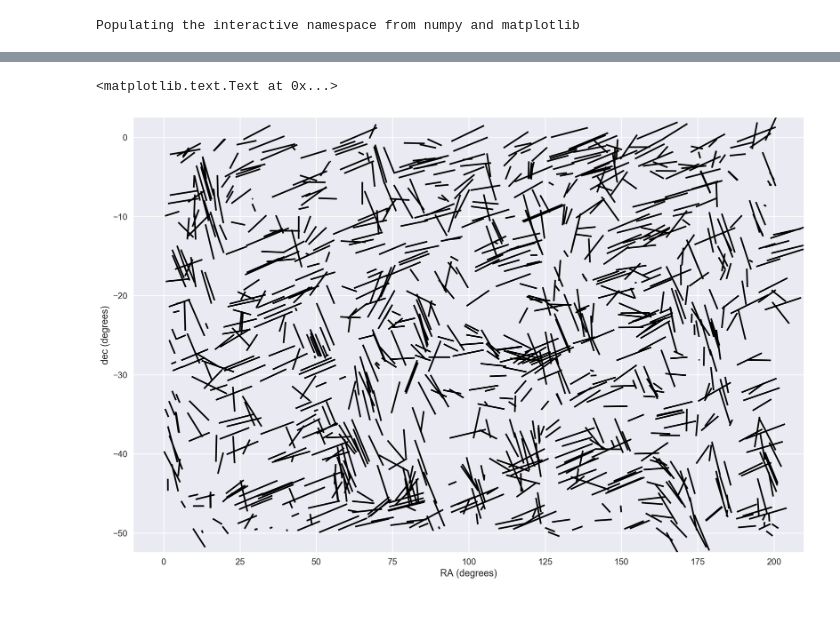
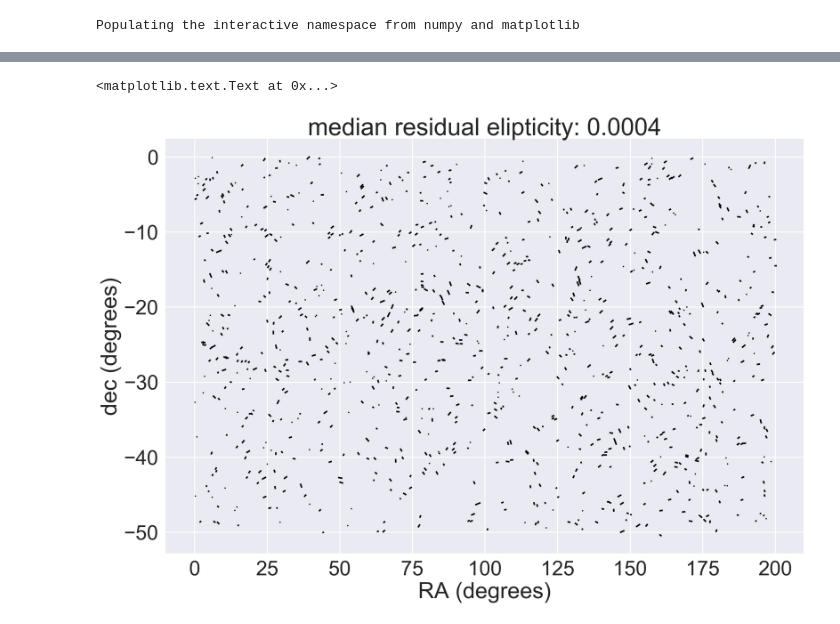
Before and after one commit to hsnee/lsstpsf, a Jupyter notebook: best_case.ipynb, the cells around one changed output, grey strips where cells are left out. Cells and saved outputs as stored; diff of their text form; code cells hidden in the pictures.

Commit message:
more plots, code tweaking

```diff
--- a/best_case.ipynb
+++ b/best_case.ipynb
@@ -273,0 +285,24 @@ TypeError: unsupported operand type(s) for *: 'Catalog' and 'float'
+# %%
+sns.set_context('poster',font_scale=2)
+
+
+X = np.array(best_case.PSF.e.keys())[:,0]
+Y = np.array(best_case.PSF.e.keys())[:,1]
+e1 = np.array(best_case.PSF.e.values())[:,0]
+print np.mean(e1), np.mean(e2)
+e2 = np.array(best_case.PSF.e.values())[:,1]
+angles = np.zeros(len(X))
+lengths = np.sqrt(e1**2+e2**2)
+for i in range(len(lengths)):
+    angles[i] = r2d(0.5*np.arctan2(e2[i],e1[i]))
+pixel_scale = r2d(1)
+U = lengths*np.cos(angles)
+V = lengths*np.sin(angles)
+print np.median(U)
+Q = plt.quiver(pixel_scale*X,Y*pixel_scale,U,V,angles=angles,
+               headlength=0,headaxislength=0,scale=1,units='height');
+plt.xlabel('RA (degrees)')
+plt.ylabel('cos(dec)')
+plt.title(r'median elipticity: {:.4f}'.format(np.median(U)))
+
+#qk = plt.quiverkey(Q, 0.8, 0.85, 0.005, r'$|e|=0.01$', labelpos='E', coordinates='figure')
@@ -274,19 +314,21 @@ TypeError: unsupported operand type(s) for *: 'Catalog' and 'float'
 # %%
-X = np.array(best_case.PSF.e.keys())[:,0]
-Y = np.array(best_case.PSF.e.keys())[:,1]
-e1 = np.array(best_case.PSF.e.values())[:,0]
-e2 = np.array(best_case.PSF.e.values())[:,1]
+X = np.array(best_case.DELTA.e.keys())[:,0]
+Y = np.array(best_case.DELTA.e.keys())[:,1]
+e1 = np.array(best_case.DELTA.e.values())[:,0]
+e2 = np.array(best_case.DELTA.e.values())[:,1]
 angles = np.zeros(len(X))
 U = np.sqrt(e1**2+e2**2)
 for i in range(len(U)):
     angles[i] = r2d(0.5*np.arctan2(e2[i],e1[i]))
 pixel_scale = r2d(1)
 V = np.zeros(np.shape(U))
 Q = plt.quiver(pixel_scale*X,Y*pixel_scale,U,V,angles=angles,
-               headlength=0,headaxislength=0,scale=1,cmap='viridis');
+               headlength=0,headaxislength=0,scale=1/10,cmap='viridis')
 plt.xlabel('RA (degrees)')
 plt.ylabel('dec (degrees)')
-#qk = plt.quiverkey(Q, 0.8, 0.85, 0.05, r'$|e|=0.05$', labelpos='E', coordinates='figure')
+# plt.xlim((-5,250))
+# qk = plt.quiverkey(Q, 0.83, 0.75, 0.01, r'$|\Delta e|=0.01$', labelpos='E', coordinates='figure')
+plt.title(r'median residual elipticity: {:.4f}'.format(np.median(U)))
 # %% [output]
 <matplotlib.text.Text at 0x...>
-[figure, old version]
+[figure, new version]
```
Also changed, not shown: parts of 17 cells of this notebook.
